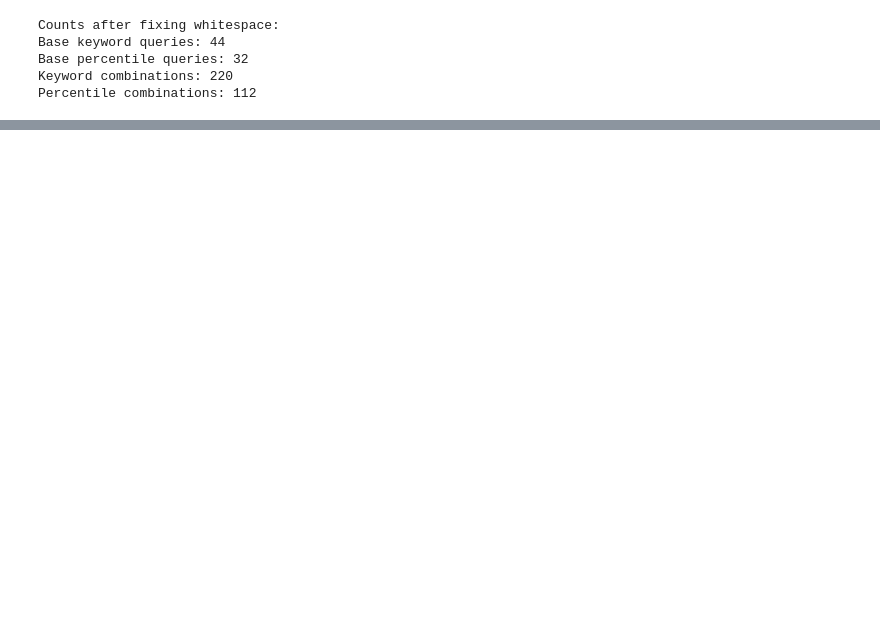
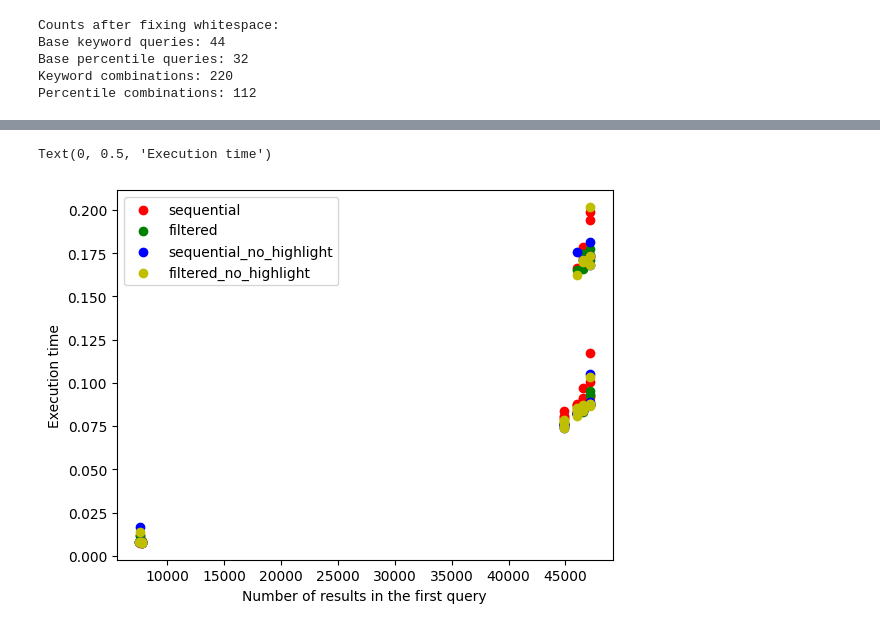
Before and after one commit to lbhm/fainder-demo, a Jupyter notebook: backend/performance_tests/analysis.ipynb, the cells around one changed output, grey strips where cells are left out. Cells and saved outputs as stored; diff of their text form; code cells hidden in the pictures; blank space fills up the shorter version.

```diff
--- a/backend/performance_tests/analysis.ipynb
+++ b/backend/performance_tests/analysis.ipynb
@@ -149 +158,34 @@ plt.legend()
+# %%
+# plot the timing of the percentile queries with len(ids) == 2 to compare the different scenarios over the number of results in the first query (x-axis)
+
+plt.figure()
+
+# get the unique scenarios
+scenarios = base_percentile_queries["scenario"].unique()
+
+for i, scenario in enumerate(scenarios):
+    df = percentile_combinations[percentile_combinations["scenario"] == scenario]
+    scenario_base_percentile_queries = base_percentile_queries[
+        base_percentile_queries["scenario"] == scenario
+    ]
+    df = df[df["num_terms"] == 2]
+
+    df = df[df["results_consistent"] == True]
+
+    df["first_query_id"] = df["ids"].apply(lambda x: eval(x)[0]["percentile_id"])
+    df["first_query_results"] = df["first_query_id"].apply(
+        lambda x: find_results(x, scenario_base_percentile_queries)
+    )
+    df["first_query_num_results"] = df["first_query_results"].apply(lambda x: len(x))
+
+    plt.scatter(
+        df["first_query_num_results"], df["execution_time"], label=scenario, color=colors[i]
+    )
+
+plt.legend()
+plt.xlabel("Number of results in the first query")
+plt.ylabel("Execution time")
+# %% [output]
+Text(0, 0.5, 'Execution time')
+[figure, added]
 # %%
```
Also changed, not shown: parts of 9 cells of this notebook, 2 other files.
